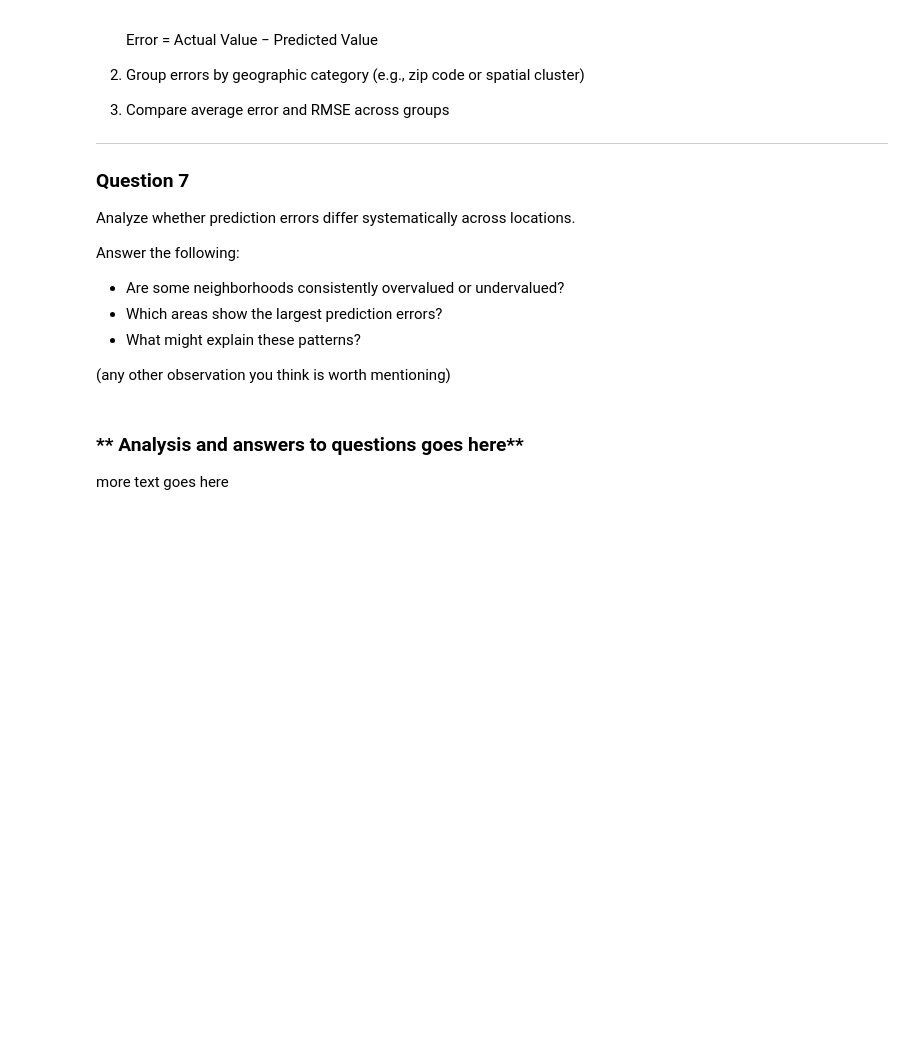
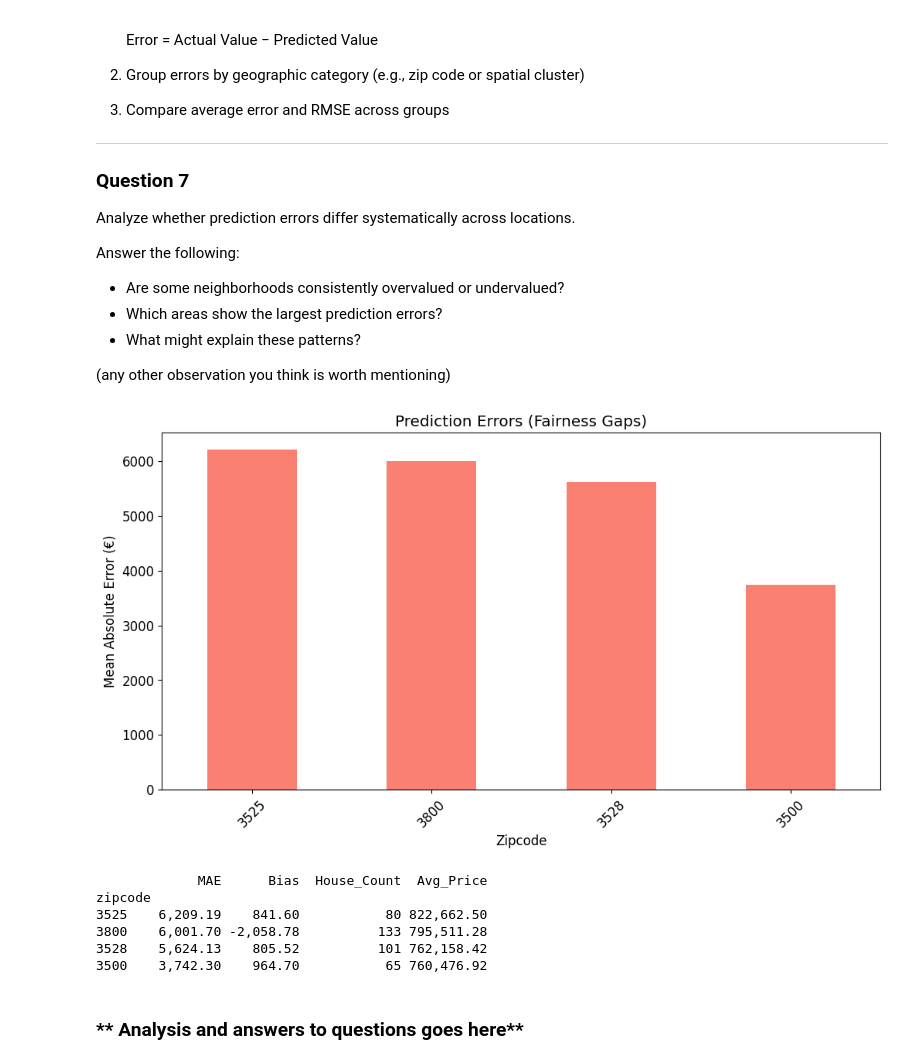
Before and after one commit to MaksiuMilcarz/Data-Analysis, a Jupyter notebook: clinic2/DA-clinic2-bruna.ipynb, the cells around one changed output. Cells and saved outputs as stored; diff of their text form; code cells hidden in the pictures; blank space fills up the shorter version.

```diff
--- a/clinic2/DA-clinic2-bruna.ipynb
+++ b/clinic2/DA-clinic2-bruna.ipynb
@@ -1895,9 +1916,14 @@ Answer the following:
 # %%
 # Might be handy to create a results DataFrame
 fairness_df = testing_data.copy()
-
-fairness_df["prediction"] = y_pred_test
+fairness_df["prediction"] = np.exp(y_pred_test)
 fairness_df["error"] = fairness_df["retailvalue"] - fairness_df["prediction"]
 fairness_df["abs_error"] = np.abs(fairness_df["error"])
 # %%
 # compute the error per-zipcode (hint: use groupby and agg?)
+zipcode_analysis = fairness_df.groupby('zipcode').agg(
+    MAE=('abs_error', 'mean'),
+    Bias=('error', 'mean'),
+    Mean_Error=('error', 'mean'),
+    count=('abs_error', 'count')
+).sort_values('MAE', ascending=False)
@@ -1906,4 +1930,29 @@ fairness_df["abs_error"] = np.abs(fairness_df["error"])
+# %%
+#plot figure and show any differences?
+plt.figure(figsize=(12,6))
+zipcode_analysis['MAE'].plot(kind='bar', color='salmon')
+plt.ylabel("Mean Absolute Error (€)")
+plt.xlabel("Zipcode")
+plt.title("Prediction Errors (Fairness Gaps)")
+plt.xticks(rotation=45)
+plt.show()
+# %% [output]
+[figure, added]
+# %%
+zipcode_fairness = fairness_df.groupby('zipcode').agg(
+    MAE=('abs_error', 'mean'),
+    Bias=('error', 'mean'),
+    House_Count=('id', 'count'),
+    Avg_Price=('retailvalue', 'mean')
+).sort_values('MAE', ascending=False)
+
+print(zipcode_fairness.head(10))
+# %% [output]
+             MAE      Bias  House_Count  Avg_Price
+zipcode
+3525    6,209.19    841.60           80 822,662.50
+3800    6,001.70 -2,058.78          133 795,511.28
+3528    5,624.13    805.52          101 762,158.42
+3500    3,742.30    964.70           65 760,476.92
 # %% [markdown]
 ### ** Analysis and answers to questions goes here**
-
-more text goes here
```
Also changed, not shown: parts of 25 cells of this notebook.
